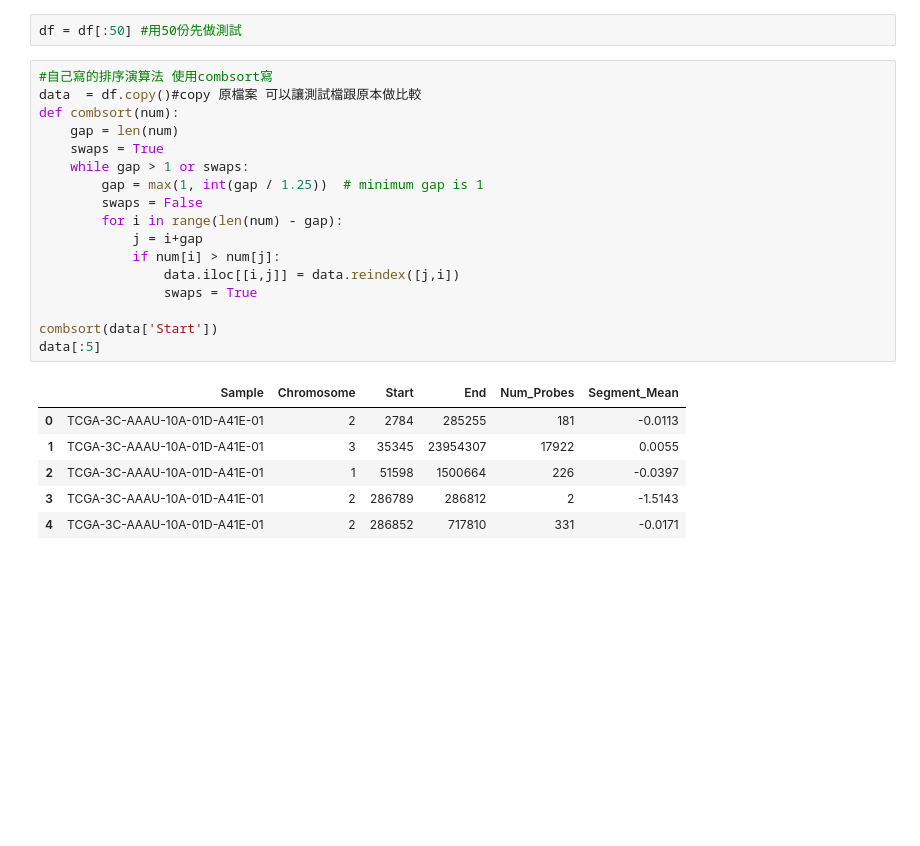
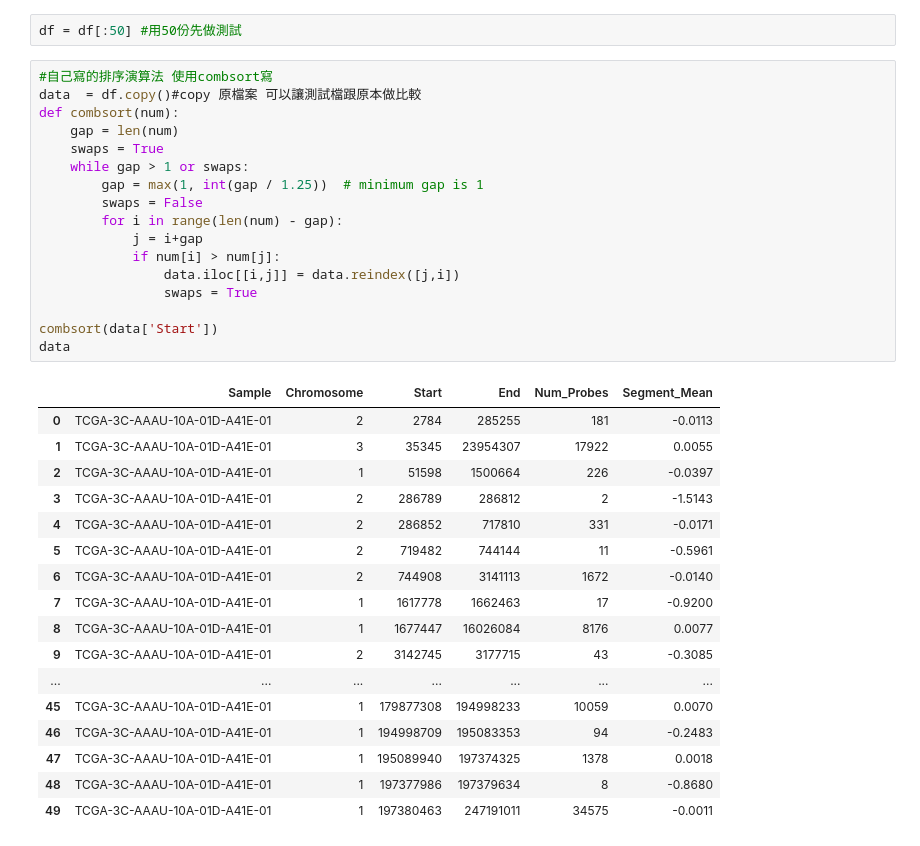
Before and after one commit to yee23456/test, a Jupyter notebook: 金管python.ipynb, the cells around one changed output. Cells and saved outputs as stored; diff of their text form; blank space fills up the shorter version.

```diff
--- a/金管python.ipynb
+++ b/金管python.ipynb
@@ -7,26 +7,37 @@ df = df[:50] #用50份先做測試
 # %%
 #自己寫的排序演算法 使用combsort寫
 data  = df.copy()#copy 原檔案 可以讓測試檔跟原本做比較
 def combsort(num):
     gap = len(num)
     swaps = True
     while gap > 1 or swaps:
         gap = max(1, int(gap / 1.25))  # minimum gap is 1
         swaps = False
         for i in range(len(num) - gap):
             j = i+gap
             if num[i] > num[j]:
                 data.iloc[[i,j]] = data.reindex([j,i])
                 swaps = True
 
 combsort(data['Start'])
-data[:5]
+data
 # %% [output]
 |  | Sample | Chromosome | Start | End | Num_Probes | Segment_Mean |
 | 0 | TCGA-3C-AAAU-10A-01D-A41E-01 | 2 | 2784 | 285255 | 181 | -0.0113 |
 | 1 | TCGA-3C-AAAU-10A-01D-A41E-01 | 3 | 35345 | 23954307 | 17922 | 0.0055 |
 | 2 | TCGA-3C-AAAU-10A-01D-A41E-01 | 1 | 51598 | 1500664 | 226 | -0.0397 |
 | 3 | TCGA-3C-AAAU-10A-01D-A41E-01 | 2 | 286789 | 286812 | 2 | -1.5143 |
 | 4 | TCGA-3C-AAAU-10A-01D-A41E-01 | 2 | 286852 | 717810 | 331 | -0.0171 |
+| 5 | TCGA-3C-AAAU-10A-01D-A41E-01 | 2 | 719482 | 744144 | 11 | -0.5961 |
+| 6 | TCGA-3C-AAAU-10A-01D-A41E-01 | 2 | 744908 | 3141113 | 1672 | -0.0140 |
+| 7 | TCGA-3C-AAAU-10A-01D-A41E-01 | 1 | 1617778 | 1662463 | 17 | -0.9200 |
+| 8 | TCGA-3C-AAAU-10A-01D-A41E-01 | 1 | 1677447 | 16026084 | 8176 | 0.0077 |
+| 9 | TCGA-3C-AAAU-10A-01D-A41E-01 | 2 | 3142745 | 3177715 | 43 | -0.3085 |
+| ... | ... | ... | ... | ... | ... | ... |
+| 45 | TCGA-3C-AAAU-10A-01D-A41E-01 | 1 | 179877308 | 194998233 | 10059 | 0.0070 |
+| 46 | TCGA-3C-AAAU-10A-01D-A41E-01 | 1 | 194998709 | 195083353 | 94 | -0.2483 |
+| 47 | TCGA-3C-AAAU-10A-01D-A41E-01 | 1 | 195089940 | 197374325 | 1378 | 0.0018 |
+| 48 | TCGA-3C-AAAU-10A-01D-A41E-01 | 1 | 197377986 | 197379634 | 8 | -0.8680 |
+| 49 | TCGA-3C-AAAU-10A-01D-A41E-01 | 1 | 197380463 | 247191011 | 34575 | -0.0011 |
 # %%
 #測試
```
Also changed, not shown: parts of 1 cell of this notebook.
